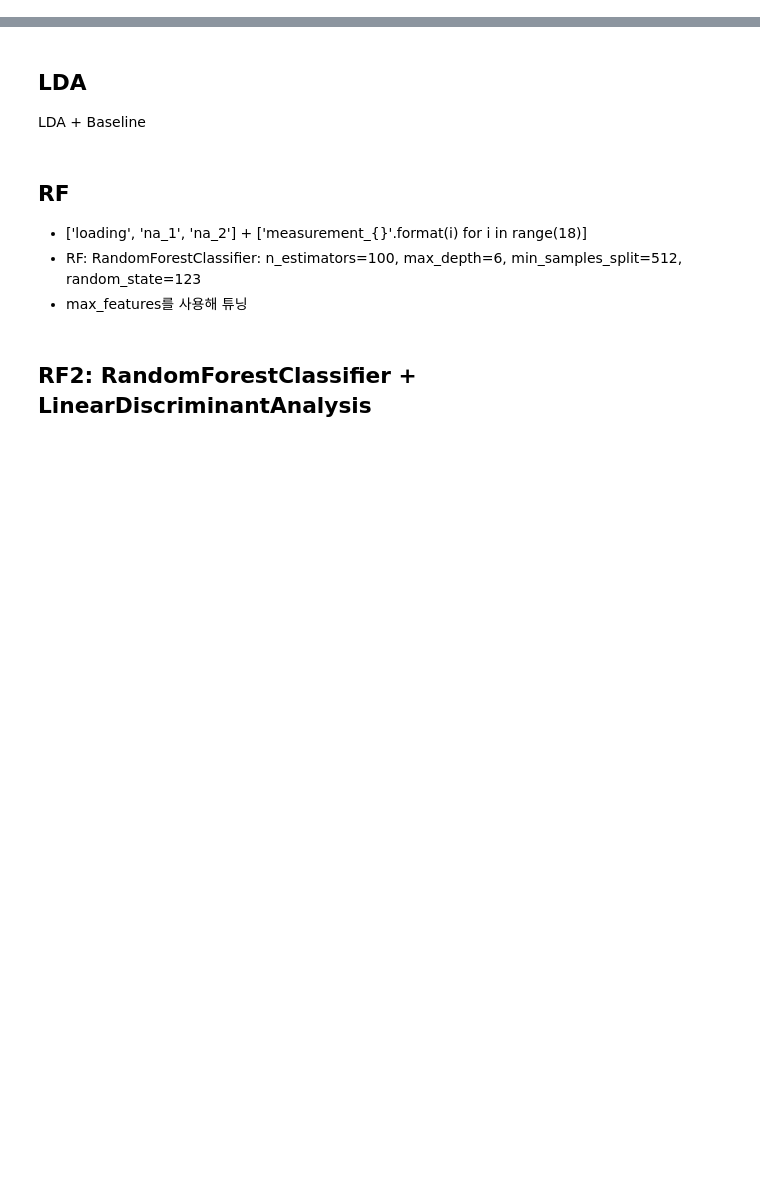
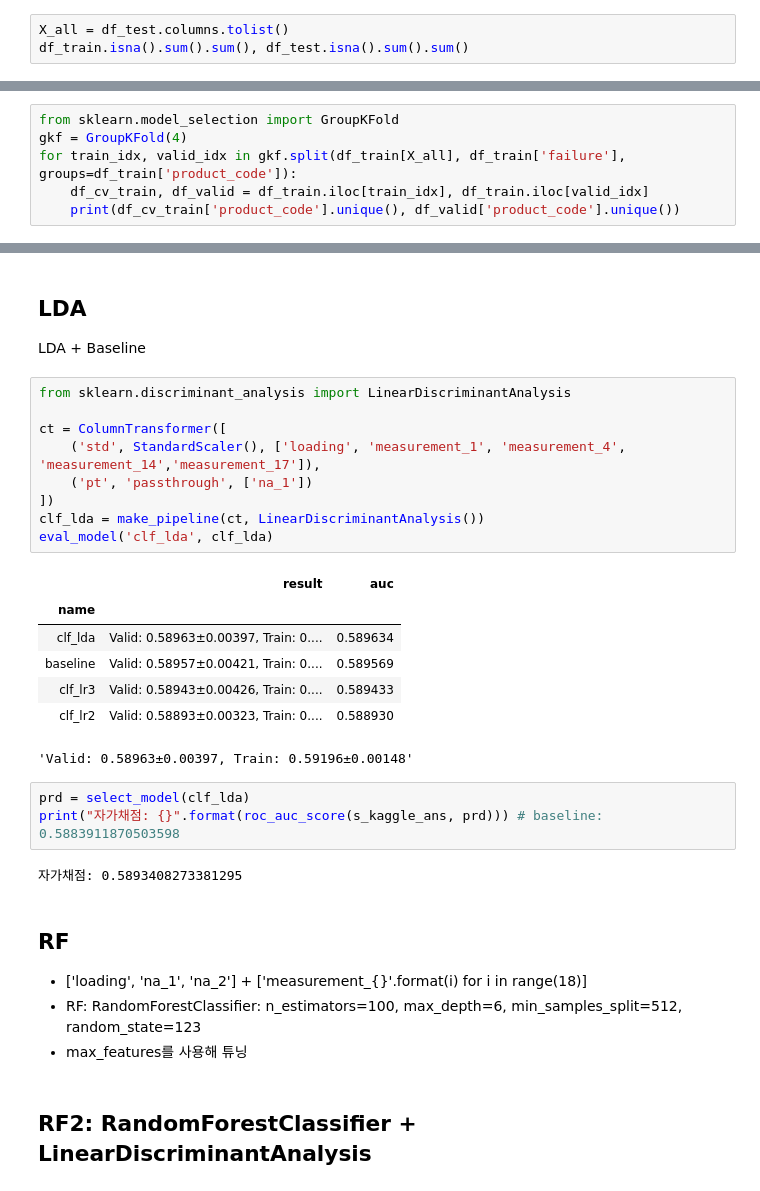
Before and after one commit to sunkusun9/DS_lv3_2507_2, a Jupyter notebook: sec_ds_lv3_prob1_kaggle.ipynb, the cells around one changed output, grey strips where cells are left out. Saved outputs shown, nothing was run; the diff lists cells and outputs as text; blank space fills up the shorter version.

Commit message:
Day2 Kaggle Step3까지 올립니다.

```diff
--- a/sec_ds_lv3_prob1_kaggle.ipynb
+++ b/sec_ds_lv3_prob1_kaggle.ipynb
@@ -174,0 +177,3 @@ df_train.isna().sum().sum(), df_test.isna().sum().sum()
+# %%
+X_all = df_test.columns.tolist()
+df_train.isna().sum().sum(), df_test.isna().sum().sum()
@@ -178,0 +199,6 @@ Day1에서 했던 Holdout 검증보다 더 안정적인 평가 결과를 얻을
+# %%
+from sklearn.model_selection import GroupKFold
+gkf = GroupKFold(4)
+for train_idx, valid_idx in gkf.split(df_train[X_all], df_train['failure'], groups=df_train['product_code']):
+    df_cv_train, df_valid = df_train.iloc[train_idx], df_train.iloc[valid_idx]
+    print(df_cv_train['product_code'].unique(), df_valid['product_code'].unique())
@@ -225,6 +374,28 @@ Baseline + loading_log
 ## LDA
 
 LDA + Baseline
+# %%
+from sklearn.discriminant_analysis import LinearDiscriminantAnalysis
+
+ct = ColumnTransformer([
+    ('std', StandardScaler(), ['loading', 'measurement_1', 'measurement_4', 'measurement_14','measurement_17']),
+    ('pt', 'passthrough', ['na_1'])
+])
+clf_lda = make_pipeline(ct, LinearDiscriminantAnalysis())
+eval_model('clf_lda', clf_lda)
+# %% [output]
+|  | result | auc |
+| name |  |  |
+| clf_lda | Valid: 0.58963±0.00397, Train: 0.... | 0.589634 |
+| baseline | Valid: 0.58957±0.00421, Train: 0.... | 0.589569 |
+| clf_lr3 | Valid: 0.58943±0.00426, Train: 0.... | 0.589433 |
+| clf_lr2 | Valid: 0.58893±0.00323, Train: 0.... | 0.588930 |
+'Valid: 0.58963±0.00397, Train: 0.59196±0.00148'
+# %%
+prd = select_model(clf_lda)
+print("자가채점: {}".format(roc_auc_score(s_kaggle_ans, prd))) # baseline: 0.5883911870503598
+# %% [output]
+자가채점: 0.5893408273381295
 # %% [markdown]
 ## RF
 
```
Also changed, not shown: parts of 34 cells of this notebook.
